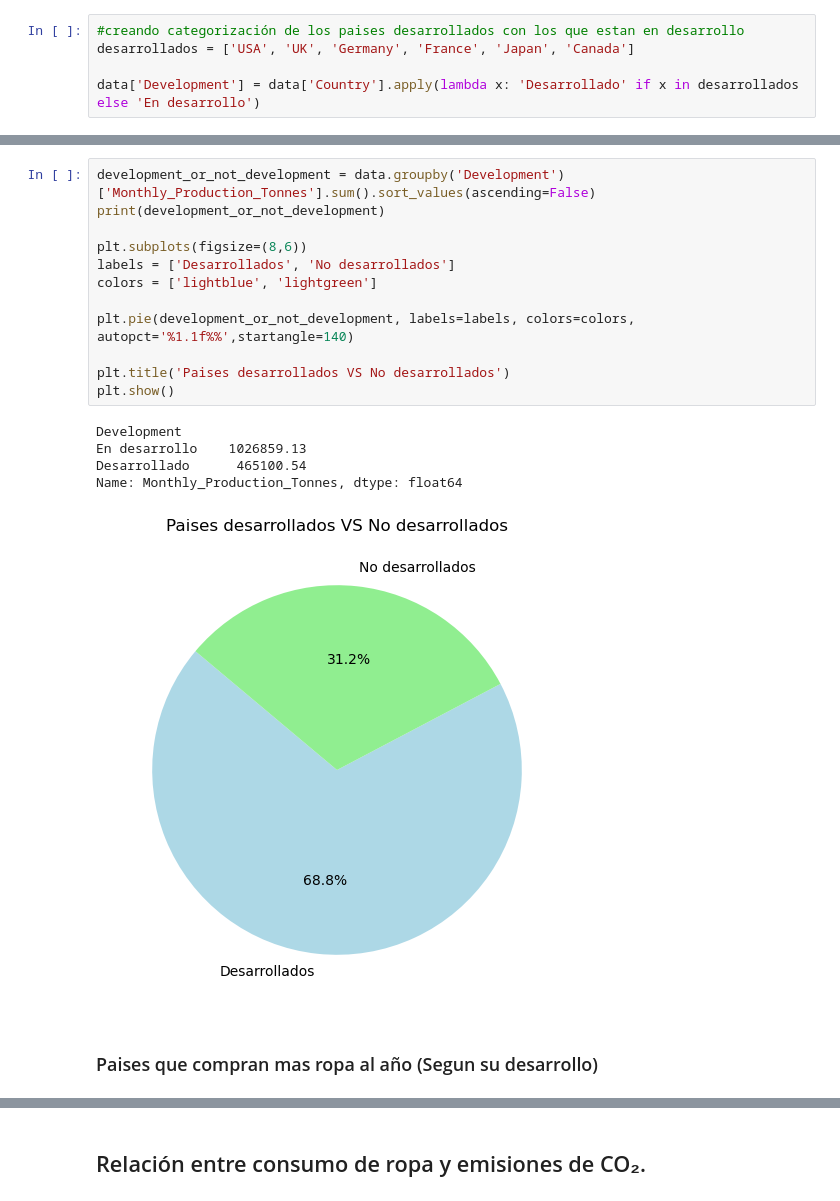
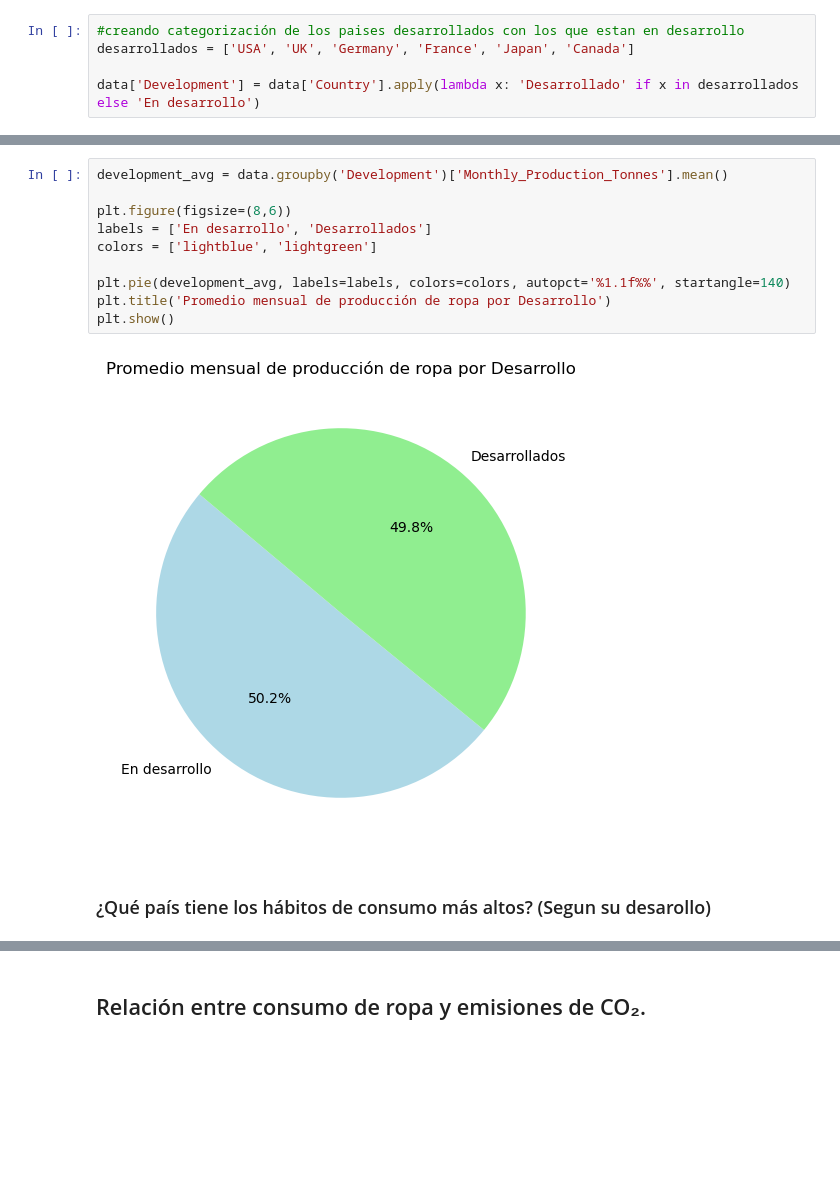
Before and after one commit to AlejandroSegura24/fast-fashion-analysis, a Jupyter notebook: notebooks/exploracion_fast_fashion.ipynb, the cells around one changed output, grey strips where cells are left out. Cells and saved outputs as stored; diff of their text form; blank space fills up the shorter version.

```diff
--- a/notebooks/exploracion_fast_fashion.ipynb
+++ b/notebooks/exploracion_fast_fashion.ipynb
@@ -195,21 +213,15 @@ memory usage: 609.5+ KB
 # %%
-development_or_not_development = data.groupby('Development')['Monthly_Production_Tonnes'].sum().sort_values(ascending=False)
-print(development_or_not_development)
+development_avg = data.groupby('Development')['Monthly_Production_Tonnes'].mean()
 
-plt.subplots(figsize=(8,6))
-labels = ['Desarrollados', 'No desarrollados']
+plt.figure(figsize=(8,6))
+labels = ['En desarrollo', 'Desarrollados']
 colors = ['lightblue', 'lightgreen']
 
-plt.pie(development_or_not_development, labels=labels, colors=colors, autopct='%1.1f%%',startangle=140)
-
-plt.title('Paises desarrollados VS No desarrollados')
+plt.pie(development_avg, labels=labels, colors=colors, autopct='%1.1f%%', startangle=140)
+plt.title('Promedio mensual de producción de ropa por Desarrollo')
 plt.show()
 # %% [output]
-Development
-En desarrollo    1026859.13
-Desarrollado      465100.54
-Name: Monthly_Production_Tonnes, dtype: float64
-[figure, old version]
+[figure, new version]
 # %% [markdown]
-### Paises que compran mas ropa al año (Segun su desarrollo)
+### ¿Qué país tiene los hábitos de consumo más altos? (Segun su desarollo)
 # %%
```
Also changed, not shown: parts of 7 cells of this notebook.
